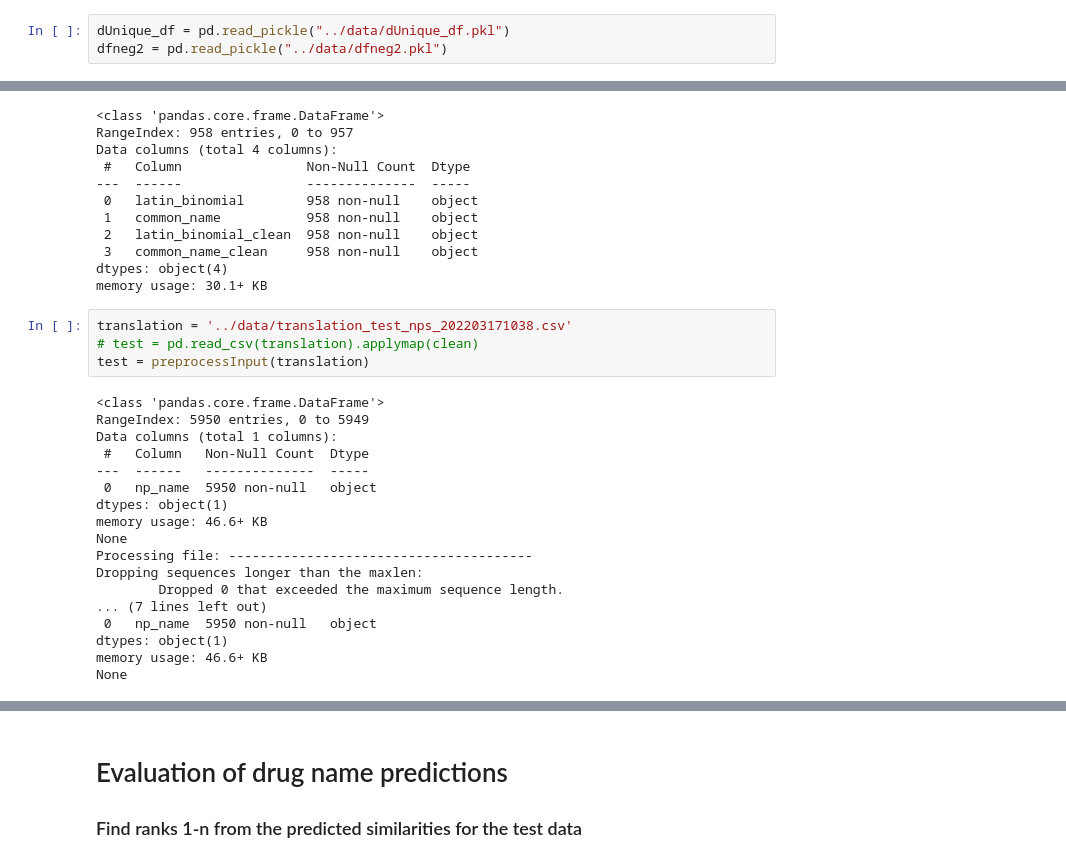
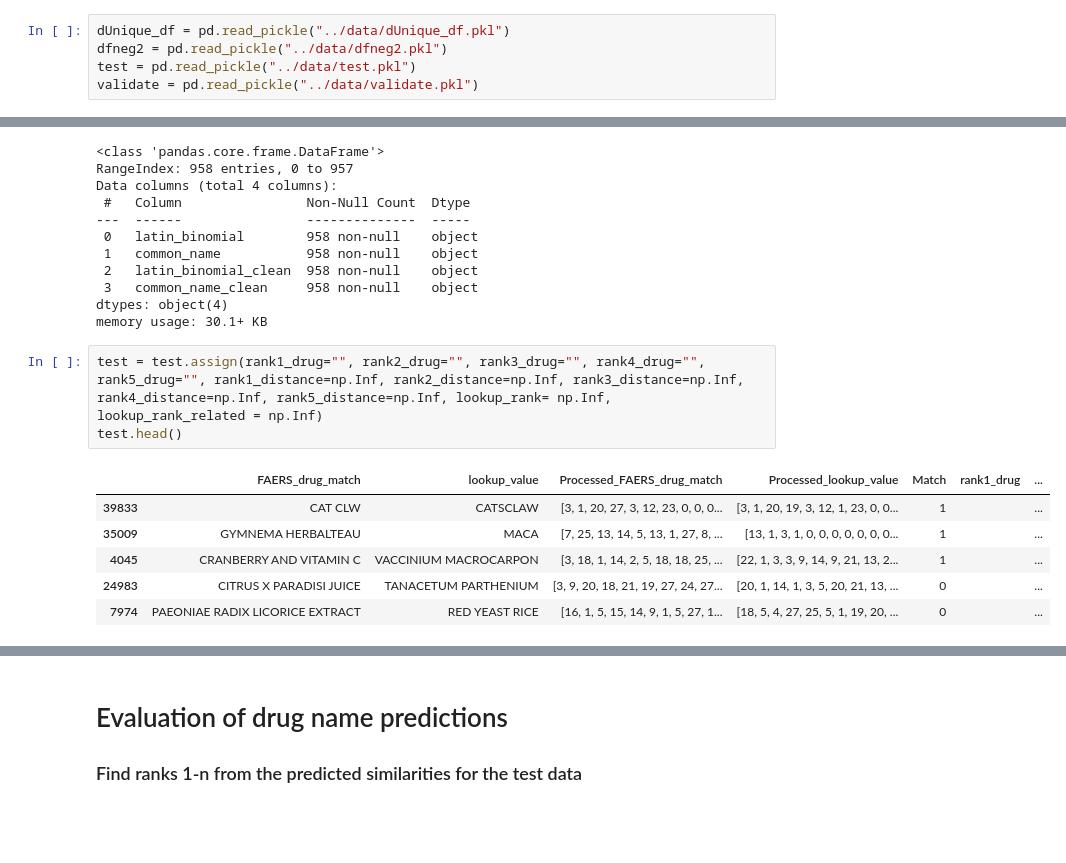
Before and after one commit to sanyabt/NP-FAERS-embed, a Jupyter notebook: experiment-4/SanityCheck&Evaluation.ipynb, the cells around one changed output, grey strips where cells are left out. Cells and saved outputs as stored; diff of their text form; blank space fills up the shorter version.

```diff
--- a/experiment-4/SanityCheck&Evaluation.ipynb
+++ b/experiment-4/SanityCheck&Evaluation.ipynb
@@ -152,6 +135,8 @@ if "x1TrainRnnS" not in locals():
 # %%
 dUnique_df = pd.read_pickle("../data/dUnique_df.pkl")
 dfneg2 = pd.read_pickle("../data/dfneg2.pkl")
+test = pd.read_pickle("../data/test.pkl")
+validate = pd.read_pickle("../data/validate.pkl")
 # %% [markdown]
 --------------------------------
 # %% [markdown]
@@ -481,24 +533,12 @@ Data columns (total 4 columns):
 dtypes: object(4)
 memory usage: 30.1+ KB
 # %%
-translation = '../data/translation_test_nps_202203171038.csv'
-# test = pd.read_csv(translation).applymap(clean)
-test = preprocessInput(translation)
+test = test.assign(rank1_drug="", rank2_drug="", rank3_drug="", rank4_drug="", rank5_drug="", rank1_distance=np.Inf, rank2_distance=np.Inf, rank3_distance=np.Inf, rank4_distance=np.Inf, rank5_distance=np.Inf, lookup_rank= np.Inf, lookup_rank_related = np.Inf)
+test.head()
 # %% [output]
-<class 'pandas.core.frame.DataFrame'>
-RangeIndex: 5950 entries, 0 to 5949
-Data columns (total 1 columns):
- #   Column   Non-Null Count  Dtype
----  ------   --------------  -----
- 0   np_name  5950 non-null   object
-dtypes: object(1)
-memory usage: 46.6+ KB
-None
-Processing file: ---------------------------------------
-Dropping sequences longer than the maxlen:
-        Dropped 0 that exceeded the maximum sequence length.
-... (7 lines left out)
- 0   np_name  5950 non-null   object
-dtypes: object(1)
-memory usage: 46.6+ KB
-None
+|  | FAERS_drug_match | lookup_value | Processed_FAERS_drug_match | Processed_lookup_value | Match | rank1_drug | ... |
+| 39833 | CAT CLW | CATSCLAW | [3, 1, 20, 27, 3, 12, 23, 0, 0, 0... | [3, 1, 20, 19, 3, 12, 1, 23, 0, 0... | 1 |  | ... |
+| 35009 | GYMNEMA HERBALTEAU | MACA | [7, 25, 13, 14, 5, 13, 1, 27, 8, ... | [13, 1, 3, 1, 0, 0, 0, 0, 0, 0, 0... | 1 |  | ... |
+| 4045 | CRANBERRY AND VITAMIN C | VACCINIUM MACROCARPON | [3, 18, 1, 14, 2, 5, 18, 18, 25, ... | [22, 1, 3, 3, 9, 14, 9, 21, 13, 2... | 1 |  | ... |
+| 24983 | CITRUS X PARADISI JUICE | TANACETUM PARTHENIUM | [3, 9, 20, 18, 21, 19, 27, 24, 27... | [20, 1, 14, 1, 3, 5, 20, 21, 13, ... | 0 |  | ... |
+| 7974 | PAEONIAE RADIX LICORICE EXTRACT | RED YEAST RICE | [16, 1, 5, 15, 14, 9, 1, 5, 27, 1... | [18, 5, 4, 27, 25, 5, 1, 19, 20, ... | 0 |  | ... |
```
Also changed, not shown: parts of 88 cells of this notebook, 25 other files.
